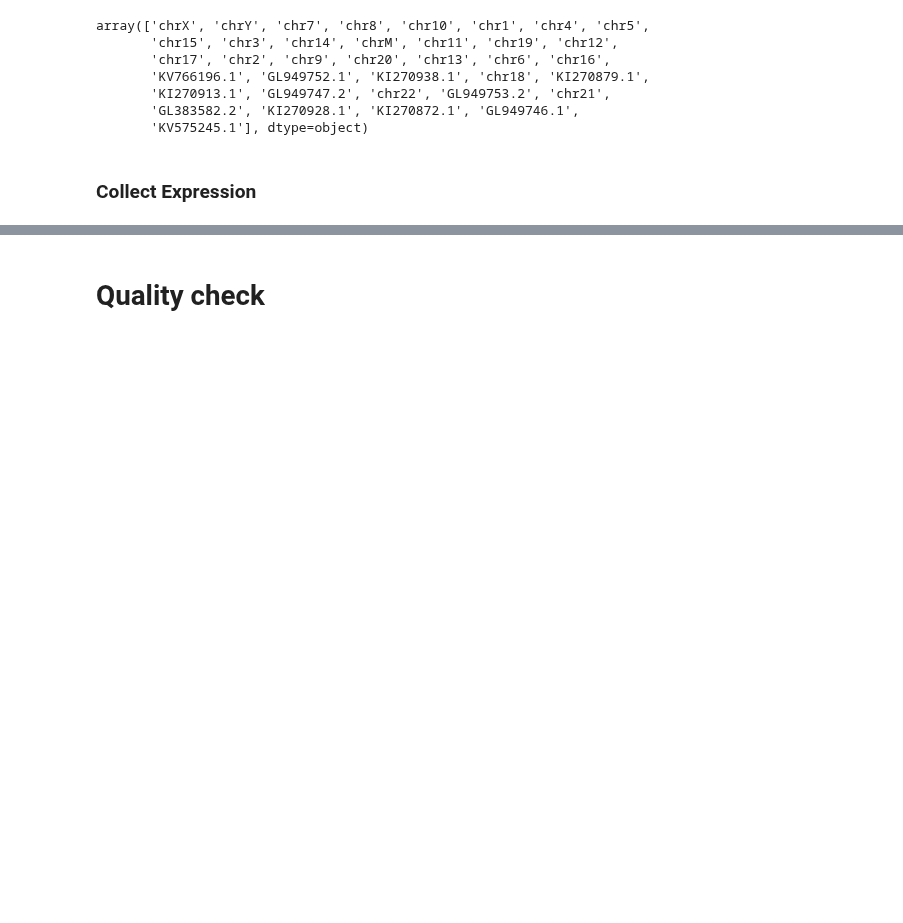
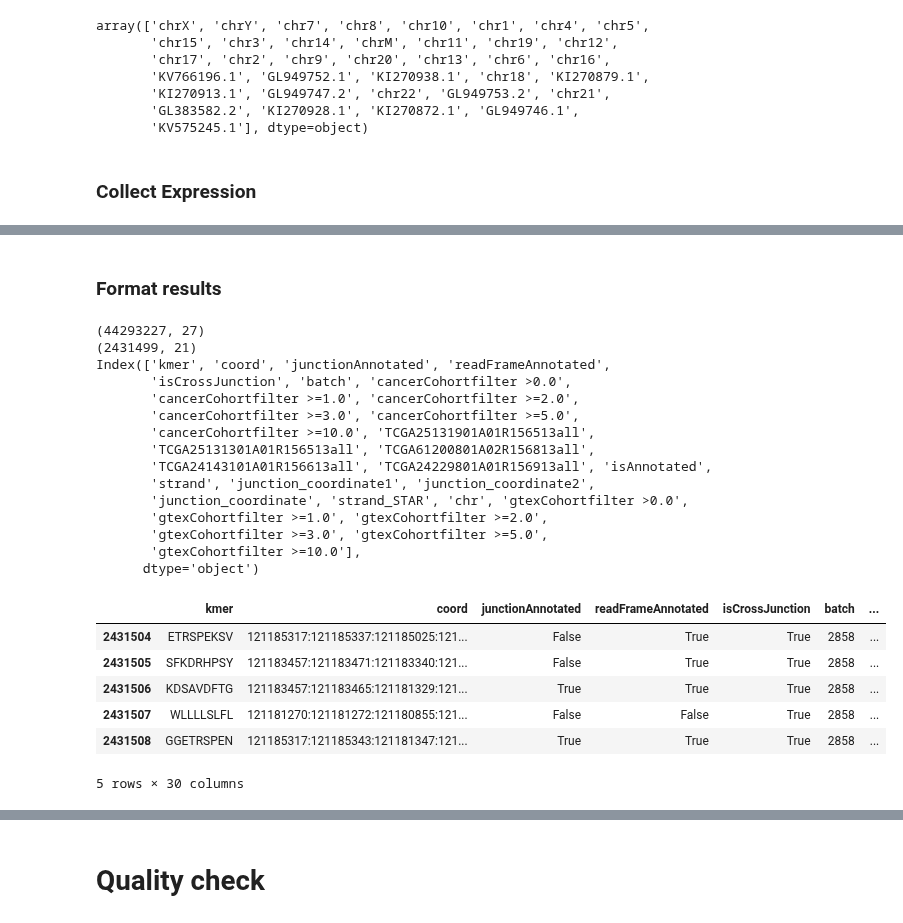
Before and after one commit to ratschlab/projects2020_ohsu, a Jupyter notebook: eth/debug/python_pipeline_filter_draft/p20230504_manual_remove_STAR.ipynb, the cells around one changed output, grey strips where cells are left out. Saved outputs shown, nothing was run; the diff lists cells and outputs as text; code cells hidden in the pictures; blank space fills up the shorter version.

Commit message:
STAR junctions end to end, with debug chromosomes

```diff
--- a/eth/debug/python_pipeline_filter_draft/p20230504_manual_remove_STAR.ipynb
+++ b/eth/debug/python_pipeline_filter_draft/p20230504_manual_remove_STAR.ipynb
@@ -352,0 +389,46 @@ chr9
+# %%
+# Expression to DF
+df_res = pd.DataFrame(res, columns = ['junction_coordinate', 'strand_STAR', 'chr'] + gtex_cols)
+print(df_res.shape)
+display(df_res.head())
+# %% [markdown]
+### Format results
+# %%
+gtex_cols = ['gtexCohortfilter >0.0', 'gtexCohortfilter >=1.0',
+       'gtexCohortfilter >=2.0', 'gtexCohortfilter >=3.0',
+       'gtexCohortfilter >=5.0', 'gtexCohortfilter >=10.0']
+# %%
+# One junction merge (straightforward merge on junction)
+print(one_jx.shape)
+# Remove the GTEX quantifications from immunopepper
+base_one_jx = one_jx.drop(gtex_cols, axis = 1).drop_duplicates()
+base_one_jx.head()
+print(base_one_jx.shape)
+# Add GTEX quantifications from STAR
+one_jx_quantified = base_one_jx.merge(df_res, left_on = 'junction_coordinate1',
+                                      right_on = 'junction_coordinate', how = 'left')
+print(one_jx_quantified.columns)
+display(one_jx_quantified.tail())
+# %% [output]
+(44293227, 27)
+(2431499, 21)
+Index(['kmer', 'coord', 'junctionAnnotated', 'readFrameAnnotated',
+       'isCrossJunction', 'batch', 'cancerCohortfilter >0.0',
+       'cancerCohortfilter >=1.0', 'cancerCohortfilter >=2.0',
+       'cancerCohortfilter >=3.0', 'cancerCohortfilter >=5.0',
+       'cancerCohortfilter >=10.0', 'TCGA25131901A01R156513all',
+       'TCGA25131301A01R156513all', 'TCGA61200801A02R156813all',
+       'TCGA24143101A01R156613all', 'TCGA24229801A01R156913all', 'isAnnotated',
+       'strand', 'junction_coordinate1', 'junction_coordinate2',
+       'junction_coordinate', 'strand_STAR', 'chr', 'gtexCohortfilter >0.0',
+       'gtexCohortfilter >=1.0', 'gtexCohortfilter >=2.0',
+       'gtexCohortfilter >=3.0', 'gtexCohortfilter >=5.0',
+       'gtexCohortfilter >=10.0'],
+      dtype='object')
+|  | kmer | coord | junctionAnnotated | readFrameAnnotated | isCrossJunction | batch | ... |
+| 2431504 | ETRSPEKSV | 121185317:121185337:121185025:121... | False | True | True | 2858 | ... |
+| 2431505 | SFKDRHPSY | 121183457:121183471:121183340:121... | False | True | True | 2858 | ... |
+| 2431506 | KDSAVDFTG | 121183457:121183465:121181329:121... | True | True | True | 2858 | ... |
+| 2431507 | WLLLLSLFL | 121181270:121181272:121180855:121... | False | False | True | 2858 | ... |
+| 2431508 | GGETRSPEN | 121185317:121185343:121181347:121... | True | True | True | 2858 | ... |
+5 rows × 30 columns
```
Also changed, not shown: parts of 8 cells of this notebook.
